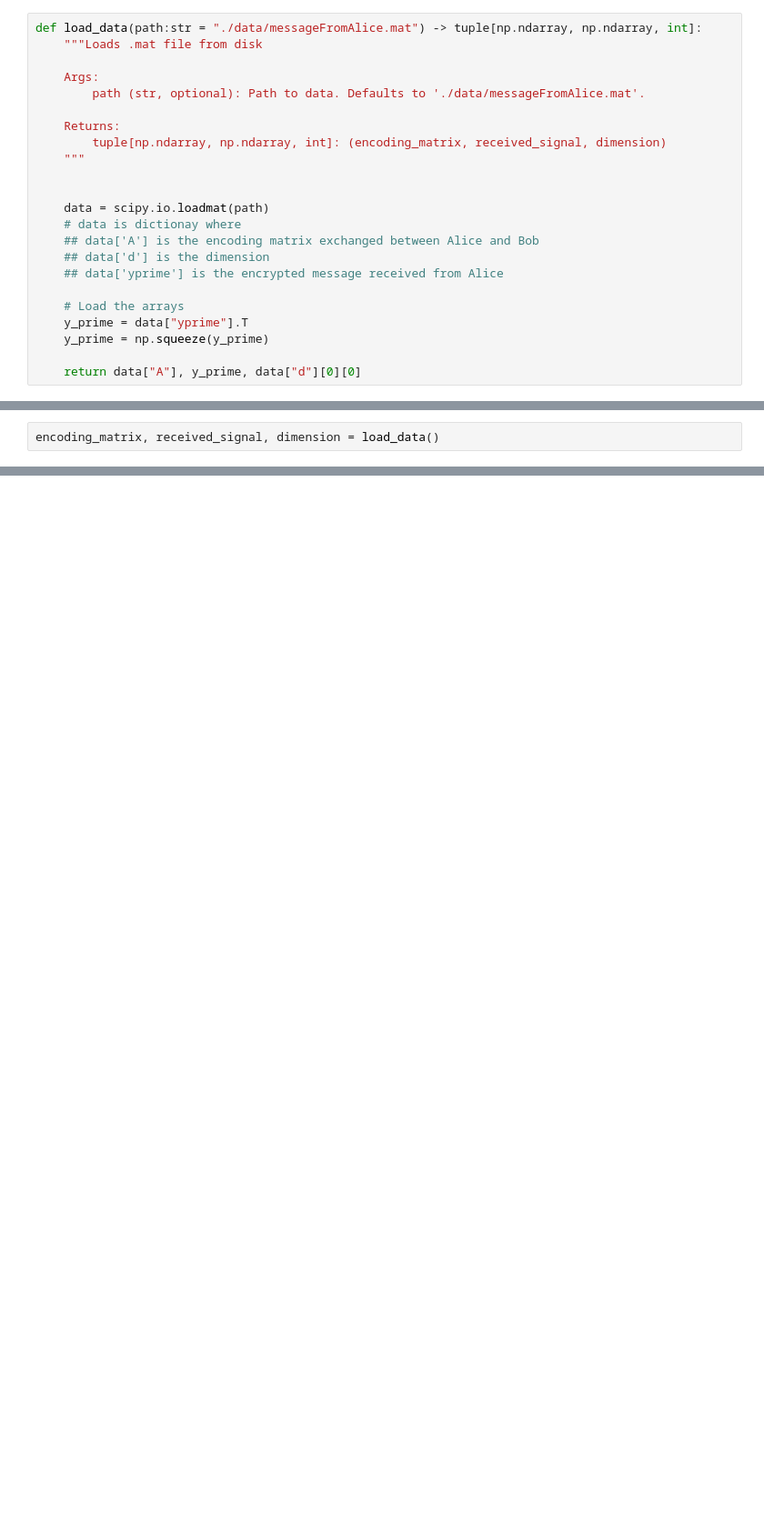
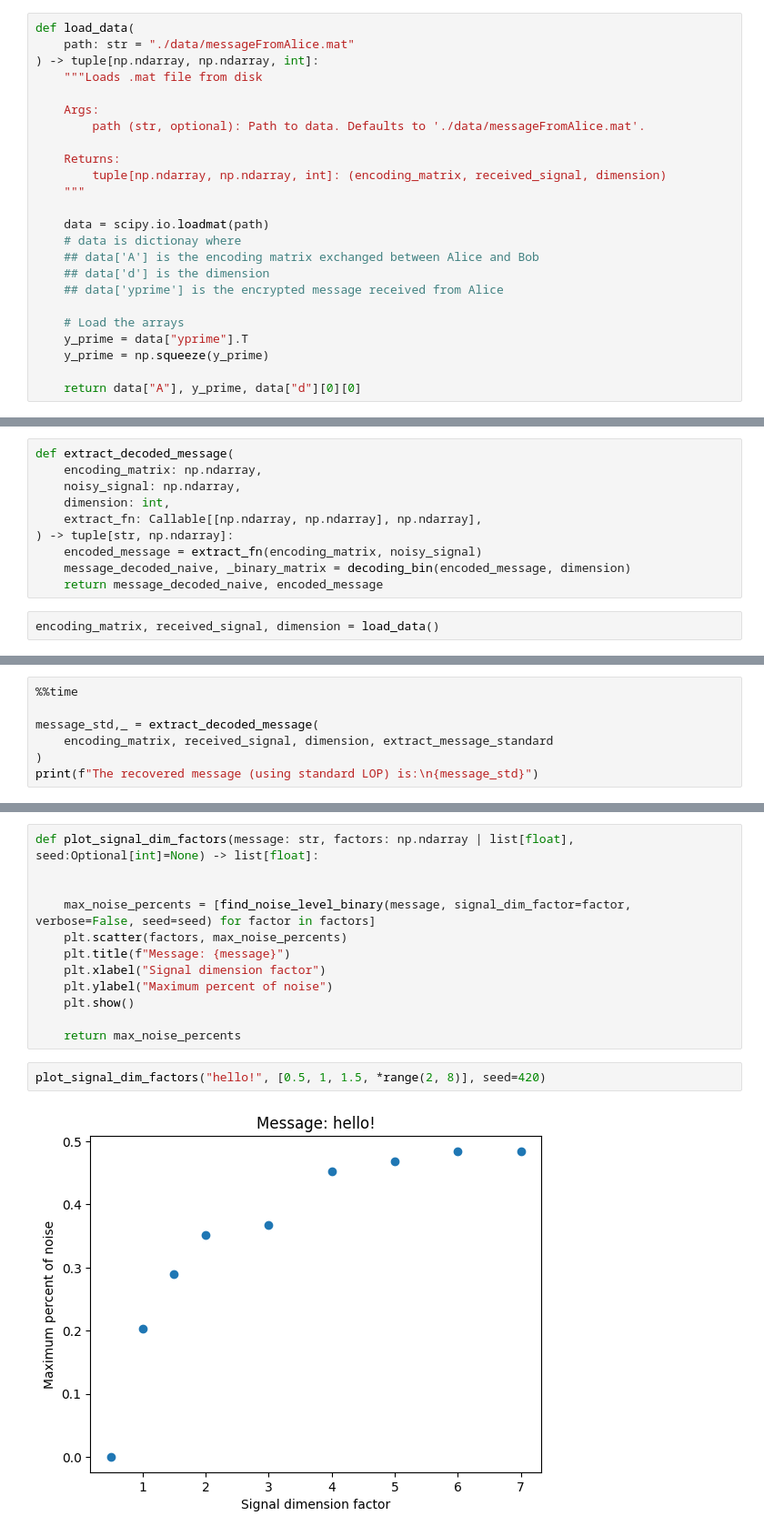
Before and after one commit to dsomni/optimization-f24, a Jupyter notebook: solution.ipynb, the cells around one changed output, grey strips where cells are left out. Shown: that part at 91% size. Cells and saved outputs as stored; diff of their text form; blank space fills up the shorter version.

```diff
--- a/solution.ipynb
+++ b/solution.ipynb
@@ -135,7 +144,9 @@ Decoded noisy message: A cbyS0aL clear messaga
 # %% [markdown]
 ### Data loading
 # %%
-def load_data(path:str = "./data/messageFromAlice.mat") -> tuple[np.ndarray, np.ndarray, int]:
+def load_data(
+    path: str = "./data/messageFromAlice.mat"
+) -> tuple[np.ndarray, np.ndarray, int]:
     """Loads .mat file from disk
 
     Args:
@@ -144,7 +155,6 @@ def load_data(path:str = "./data/messageFromAlice.mat") -> tuple[np.ndarray, np.
     Returns:
         tuple[np.ndarray, np.ndarray, int]: (encoding_matrix, received_signal, dimension)
     """
-
 
     data = scipy.io.loadmat(path)
     # data is dictionay where
@@ -294,4 +385,14 @@ def extract_message(encoding_matrix: np.ndarray, noisy_signal: np.ndarray) -> np
 
     return res.x[:p]
+# %%
+def extract_decoded_message(
+    encoding_matrix: np.ndarray,
+    noisy_signal: np.ndarray,
+    dimension: int,
+    extract_fn: Callable[[np.ndarray, np.ndarray], np.ndarray],
+) -> tuple[str, np.ndarray]:
+    encoded_message = extract_fn(encoding_matrix, noisy_signal)
+    message_decoded_naive, _binary_matrix = decoding_bin(encoded_message, dimension)
+    return message_decoded_naive, encoded_message
 # %%
 encoding_matrix, received_signal, dimension = load_data()
@@ -307,0 +429,7 @@ The recovered message is:
+# %%
+%%time
+
+message_std,_ = extract_decoded_message(
+    encoding_matrix, received_signal, dimension, extract_message_standard
+)
+print(f"The recovered message (using standard LOP) is:\n{message_std}")
@@ -307,0 +494,16 @@ The recovered message is:
+# %%
+def plot_signal_dim_factors(message: str, factors: np.ndarray | list[float], seed:Optional[int]=None) -> list[float]:
+
+
+    max_noise_percents = [find_noise_level_binary(message, signal_dim_factor=factor, verbose=False, seed=seed) for factor in factors]
+    plt.scatter(factors, max_noise_percents)
+    plt.title(f"Message: {message}")
+    plt.xlabel("Signal dimension factor")
+    plt.ylabel("Maximum percent of noise")
+    plt.show()
+
+    return max_noise_percents
+# %%
+plot_signal_dim_factors("hello!", [0.5, 1, 1.5, *range(2, 8)], seed=420)
+# %% [output]
+[figure, added]
```
Also changed, not shown: parts of 26 cells of this notebook, 1 other file.
